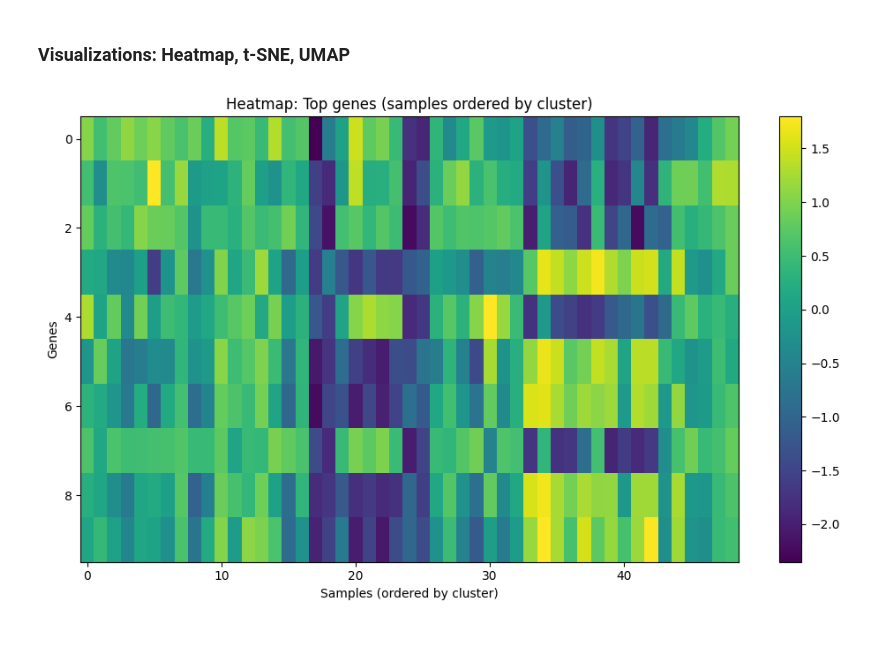
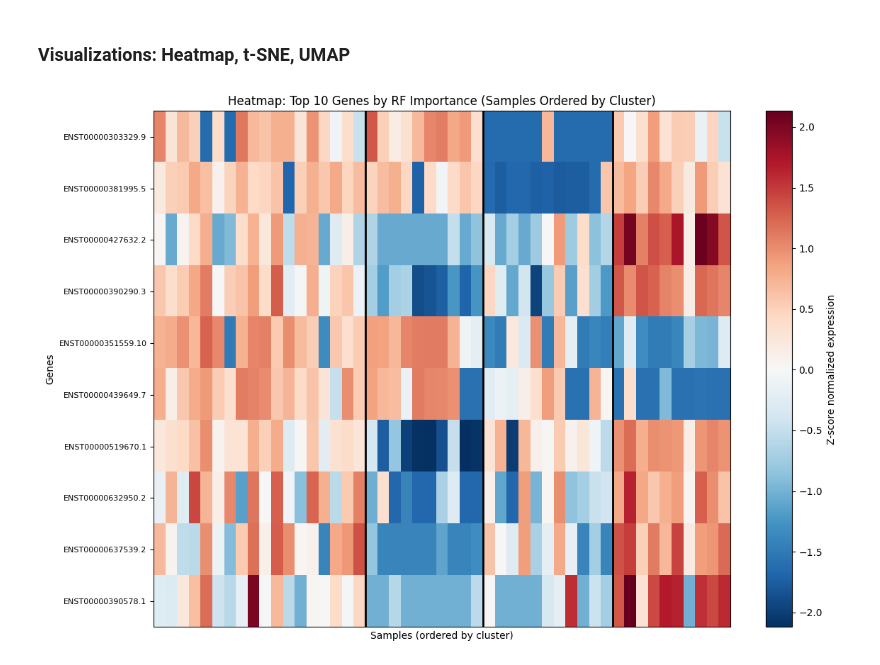
Before and after one commit to veegalinova/assignments-scivis25, a Jupyter notebook: tcga_clustering_assignment.ipynb, the cells around one changed output. Drawn from its saved outputs; the diff is of its cells as text; code cells hidden in the pictures; blank space fills up the shorter version.

Commit message:
update visualizations

```diff
--- a/tcga_clustering_assignment.ipynb
+++ b/tcga_clustering_assignment.ipynb
@@ -73,7 +73,7 @@ variability = df.var(axis=1)
 top_n_genes = 1000
 top_genes = variability.sort_values(ascending=False).head(top_n_genes).index.tolist()
 
-df_top_genes = df.loc[top_genes]
+df_top_genes = df.loc[top_genes].reindex(top_genes)
 print("Selected genes:", df_top_genes.shape[0])
 
 # Z-score normalized data across samples
@@ -343,15 +390,25 @@ logreg = LogisticRegression(max_iter=2000, multi_class="multinomial", penalty="l
 logreg.fit(X_reduced, y)
 coef_df = pd.DataFrame(logreg.coef_, columns=selected_genes)
 
+perm_logreg = permutation_importance(logreg, X_reduced, y, n_repeats=30, random_state=42, n_jobs=-1)
+imp_df_logreg = pd.DataFrame({
+    "gene": selected_genes,
+    "importance_mean": perm_logreg.importances_mean,
+    "importance_std": perm_logreg.importances_std
+}).sort_values("importance_mean", ascending=False)
+
 rf = RandomForestClassifier(n_estimators=300, max_depth=5, min_samples_leaf=5, random_state=42, n_jobs=-1)
 rf.fit(X_reduced, y)
 
-perm = permutation_importance(rf, X_reduced, y, n_repeats=30, random_state=42, n_jobs=-1)
-
+perm_rf = permutation_importance(rf, X_reduced, y, n_repeats=30, random_state=42, n_jobs=-1)
 imp_df = pd.DataFrame({
     "gene": selected_genes,
-    "importance_mean": perm.importances_mean,
-    "importance_std": perm.importances_std
+    "importance_mean": perm_rf.importances_mean,
+    "importance_std": perm_rf.importances_std
 }).sort_values("importance_mean", ascending=False)
+
+print("Random Forest Permutation Importance:")
 display(imp_df.tail(5))
+print("\nLogistic Regression Permutation Importance:")
+display(imp_df_logreg.tail(5))
 # %% [output]
@@ -379,56 +452,52 @@ Logistic regression odds-ratio forest plot
 # %%
 import umap
 from sklearn.manifold import TSNE
 
-top50 = imp_df["gene"].head(50).tolist() if "imp_df" in globals() else top_genes[:50]
-mat = df_top_genes.loc[top50]
+# Get top 10 genes based on Random Forest permutation importance
+top10_genes = imp_df["gene"].head(10).tolist()
+mat = df_top_genes.loc[top10_genes]
 
-order = np.argsort(y)
+# Sort samples by cluster assignment
+order = np.argsort(y_clust)
 mat_ord = mat.iloc[:, order]
 
-plt.figure(figsize=(10, 6))
-plt.imshow(mat_ord, aspect='auto')
-plt.colorbar()
-plt.title("Heatmap: Top genes (samples ordered by cluster)")
+# Create the heatmap with better visualization
+plt.figure(figsize=(12, 8))
+
+# Create the heatmap
+im = plt.imshow(mat_ord, aspect='auto', cmap='RdBu_r', interpolation='nearest')
+plt.colorbar(im, label='Z-score normalized expression')
+
+# Add cluster boundaries
+cluster_boundaries = []
+current_cluster = y_clust[order[0]]
+for i, cluster in enumerate(y_clust[order]):
+    if cluster != current_cluster:
+        cluster_boundaries.append(i)
+        current_cluster = cluster
+
+# Draw vertical lines at cluster boundaries
+for boundary in cluster_boundaries:
+    plt.axvline(x=boundary-0.5, color='black', linewidth=2)
+
+plt.title("Heatmap: Top 10 Genes by RF Importance (Samples Ordered by Cluster)")
 plt.xlabel("Samples (ordered by cluster)")
 plt.ylabel("Genes")
-plt.tight_layout()
-plt.show()
 
-# t-SNE with different perplexity values
-fig, (ax1, ax2, ax3) = plt.subplots(1, 3, figsize=(12, 4))
+# Add gene labels
+plt.yticks(range(len(top10_genes)), top10_genes, fontsize=8)
 
-tsne_emb1 = TSNE(n_components=2, random_state=42, init="pca", perplexity=30, learning_rate="auto").fit_transform(X_pca)
-ax1.scatter(tsne_emb1[:,0], tsne_emb1[:,1], c=y, s=15)
-ax1.set_title("t-SNE (perplexity=30, default)")
-
-tsne_emb2 = TSNE(n_components=2, random_state=42, init="pca", perplexity=15, learning_rate="auto").fit_transform(X_pca)
-ax2.scatter(tsne_emb2[:,0], tsne_emb2[:,1], c=y, s=15)
-ax2.set_title("t-SNE (perplexity=15)")
-
-tsne_emb3 = TSNE(n_components=2, random_state=42, init="pca", perplexity=10, learning_rate="auto").fit_transform(X_pca)
-ax3.scatter(tsne_emb3[:,0], tsne_emb3[:,1], c=y, s=15)
-ax3.set_title("t-SNE (perplexity=10)")
+# Add cluster information
+cluster_counts = pd.Series(y_clust).value_counts().sort_index()
+cluster_labels = [f"Cluster {i} (n={count})" for i, count in cluster_counts.items()]
+plt.xticks([], [])  # Remove x-axis ticks for cleaner look
 
 plt.tight_layout()
 plt.show()
 
-# UMAP with different n_neighbors values
-fig, (ax1, ax2, ax3) = plt.subplots(1, 3, figsize=(12, 4))
-
-umap_emb1 = umap.UMAP(n_components=2, random_state=42).fit_transform(X_pca)  # default n_neighbors=15
-ax1.scatter(umap_emb1[:,0], umap_emb1[:,1], c=y, s=15)
-ax1.set_title("UMAP (default)")
-
-umap_emb2 = umap.UMAP(n_components=2, random_state=42, n_neighbors=5).fit_transform(X_pca)
-ax2.scatter(umap_emb2[:,0], umap_emb2[:,1], c=y, s=15)
-ax2.set_title("UMAP (n_neighbors=5)")
-
-umap_emb3 = umap.UMAP(n_components=2, random_state=42, n_neighbors=10).fit_transform(X_pca)
-ax3.scatter(umap_emb3[:,0], umap_emb3[:,1], c=y, s=15)
-ax3.set_title("UMAP (n_neighbors=10)")
-
-plt.tight_layout()
-plt.show()
+# Print cluster information
+print("Cluster distribution:")
+print(pd.Series(y_clust).value_counts().sort_index())
+print(f"\nTop 10 genes by RF importance: {top10_genes}")
 # %% [output]
-[figure, old version]
+[figure, new version]
```
Also changed, not shown: parts of 23 cells of this notebook.
